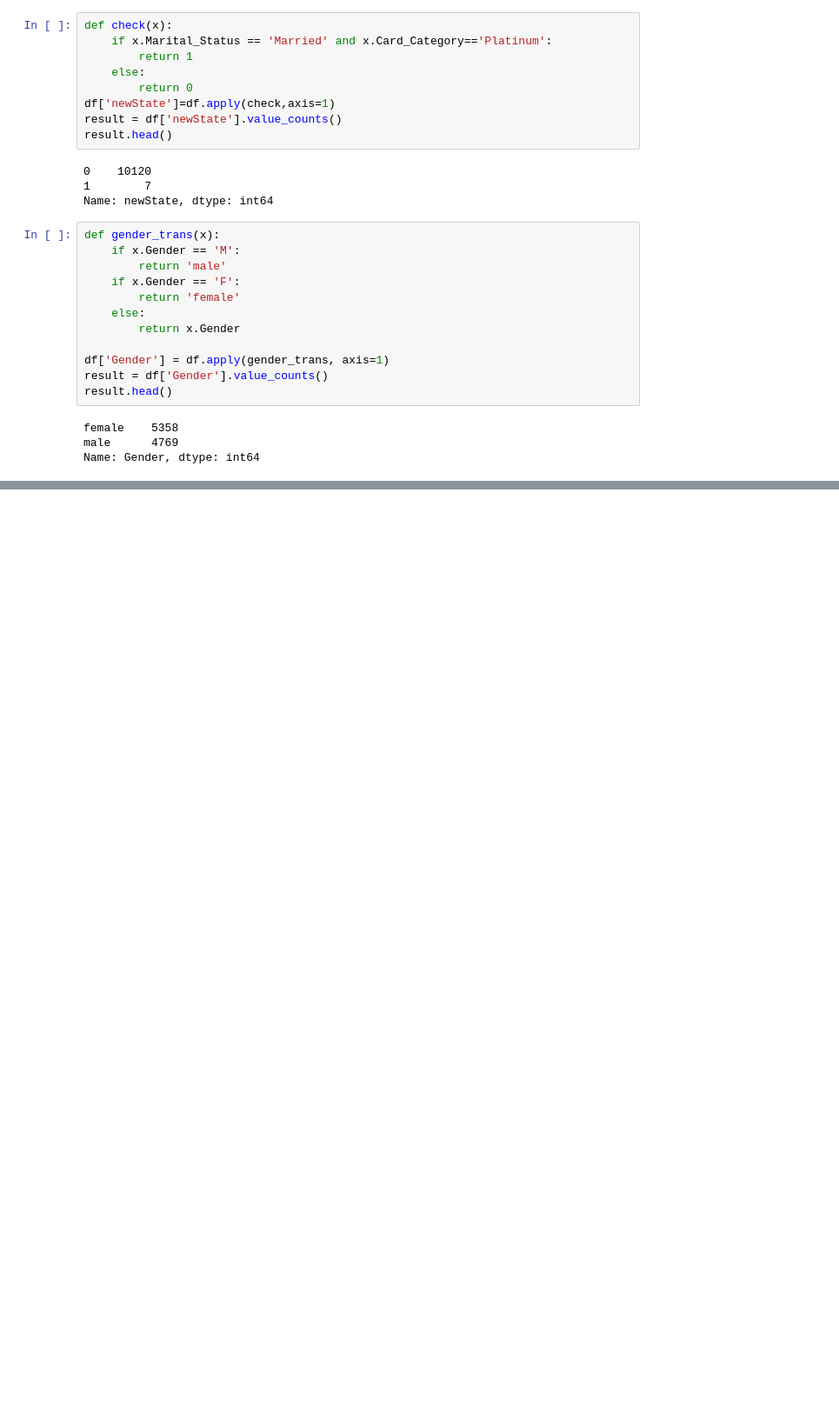
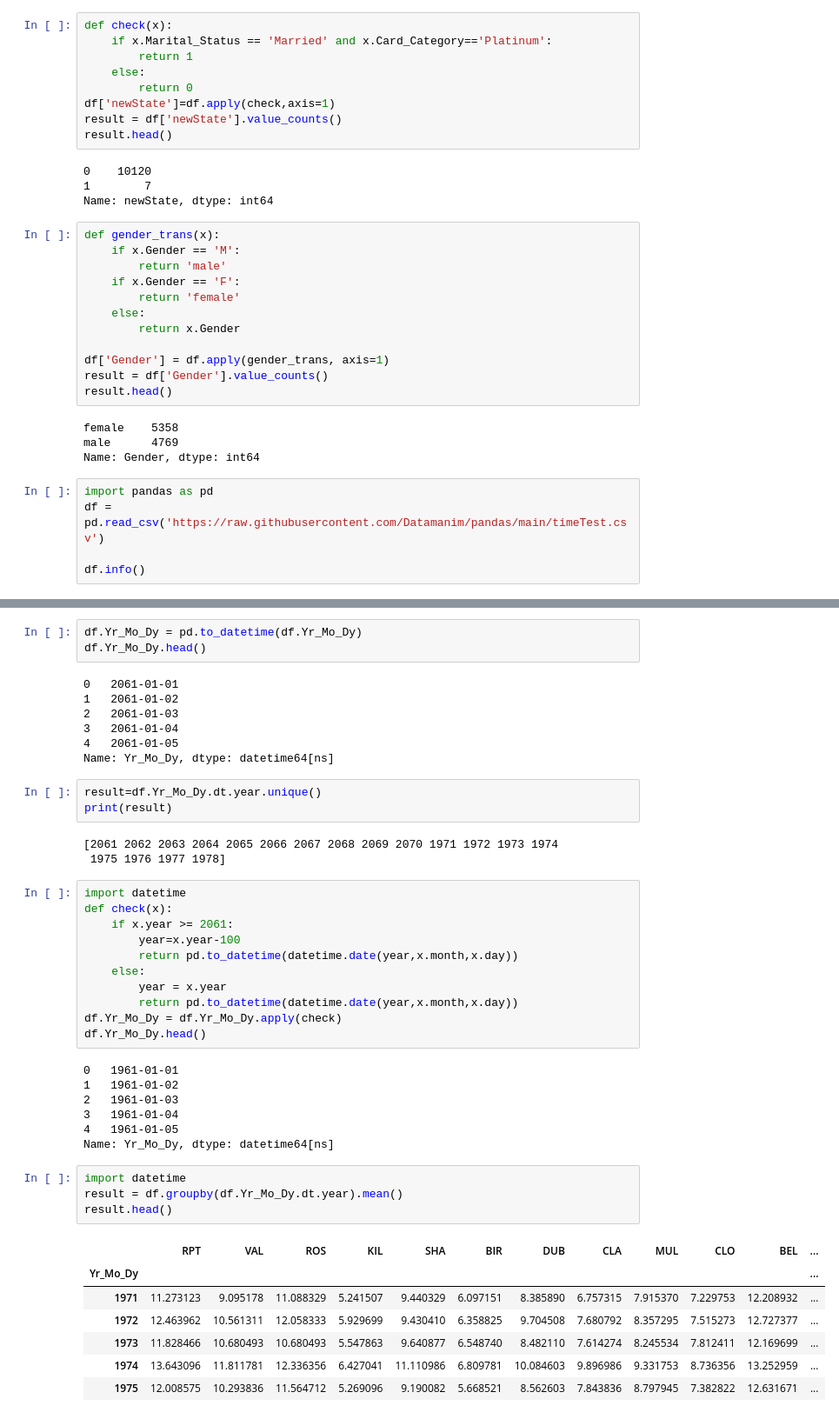
Before and after one commit to domik017123/exam, a Jupyter notebook: 빅분기/preprocessing.ipynb, the cells around one changed output, grey strips where cells are left out. Shown at 87% size. Drawn from its saved outputs; the diff is of its cells as text; blank space fills up the shorter version.

```diff
--- a/빅분기/preprocessing.ipynb
+++ b/빅분기/preprocessing.ipynb
@@ -571,3 +571,8 @@ result.head()
 female    5358
 male      4769
 Name: Gender, dtype: int64
+# %%
+import pandas as pd
+df = pd.read_csv('https://raw.githubusercontent.com/Datamanim/pandas/main/timeTest.csv')
+
+df.info()
@@ -573,0 +600,46 @@ Name: Gender, dtype: int64
+# %%
+df.Yr_Mo_Dy = pd.to_datetime(df.Yr_Mo_Dy)
+df.Yr_Mo_Dy.head()
+# %% [output]
+0   2061-01-01
+1   2061-01-02
+2   2061-01-03
+3   2061-01-04
+4   2061-01-05
+Name: Yr_Mo_Dy, dtype: datetime64[ns]
+# %%
+result=df.Yr_Mo_Dy.dt.year.unique()
+print(result)
+# %% [output]
+[2061 2062 2063 2064 2065 2066 2067 2068 2069 2070 1971 1972 1973 1974
+ 1975 1976 1977 1978]
+# %%
+import datetime
+def check(x):
+    if x.year >= 2061:
+        year=x.year-100
+        return pd.to_datetime(datetime.date(year,x.month,x.day))
+    else:
+        year = x.year
+        return pd.to_datetime(datetime.date(year,x.month,x.day))
+df.Yr_Mo_Dy = df.Yr_Mo_Dy.apply(check)
+df.Yr_Mo_Dy.head()
+# %% [output]
+0   1961-01-01
+1   1961-01-02
+2   1961-01-03
+3   1961-01-04
+4   1961-01-05
+Name: Yr_Mo_Dy, dtype: datetime64[ns]
+# %%
+import datetime
+result = df.groupby(df.Yr_Mo_Dy.dt.year).mean()
+result.head()
+# %% [output]
+|  | RPT | VAL | ROS | KIL | SHA | BIR | DUB | CLA | MUL | CLO | BEL | ... |
+| Yr_Mo_Dy |  |  |  |  |  |  |  |  |  |  |  | ... |
+| 1971 | 11.273123 | 9.095178 | 11.088329 | 5.241507 | 9.440329 | 6.097151 | 8.385890 | 6.757315 | 7.915370 | 7.229753 | 12.208932 | ... |
+| 1972 | 12.463962 | 10.561311 | 12.058333 | 5.929699 | 9.430410 | 6.358825 | 9.704508 | 7.680792 | 8.357295 | 7.515273 | 12.727377 | ... |
+| 1973 | 11.828466 | 10.680493 | 10.680493 | 5.547863 | 9.640877 | 6.548740 | 8.482110 | 7.614274 | 8.245534 | 7.812411 | 12.169699 | ... |
+| 1974 | 13.643096 | 11.811781 | 12.336356 | 6.427041 | 11.110986 | 6.809781 | 10.084603 | 9.896986 | 9.331753 | 8.736356 | 13.252959 | ... |
+| 1975 | 12.008575 | 10.293836 | 11.564712 | 5.269096 | 9.190082 | 5.668521 | 8.562603 | 7.843836 | 8.797945 | 7.382822 | 12.631671 | ... |
```
Also changed, not shown: parts of 39 cells of this notebook.
